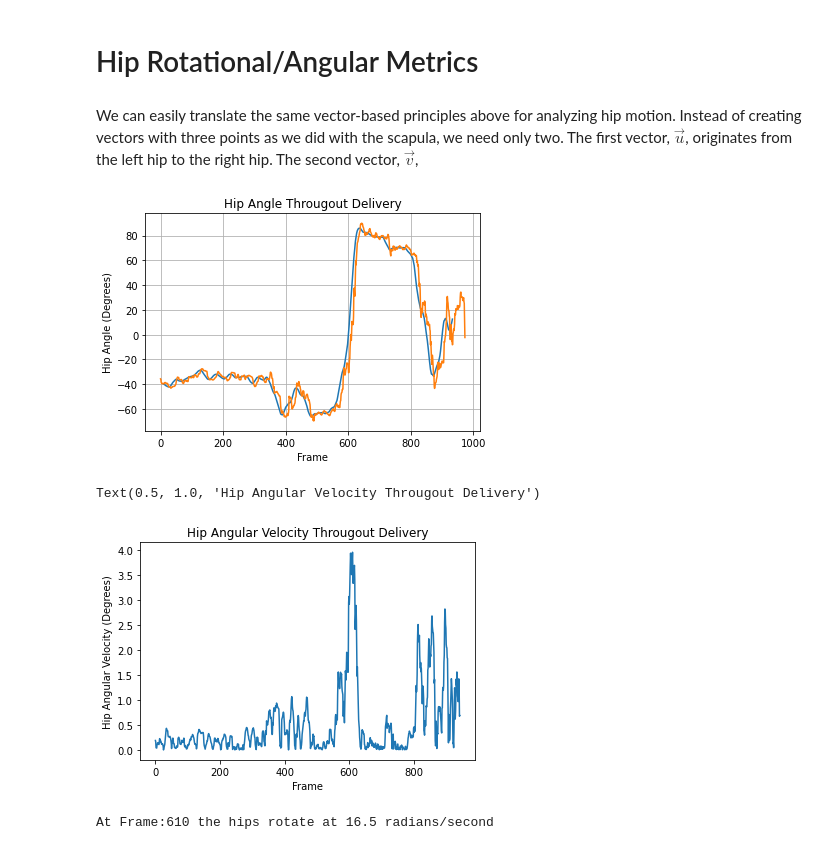
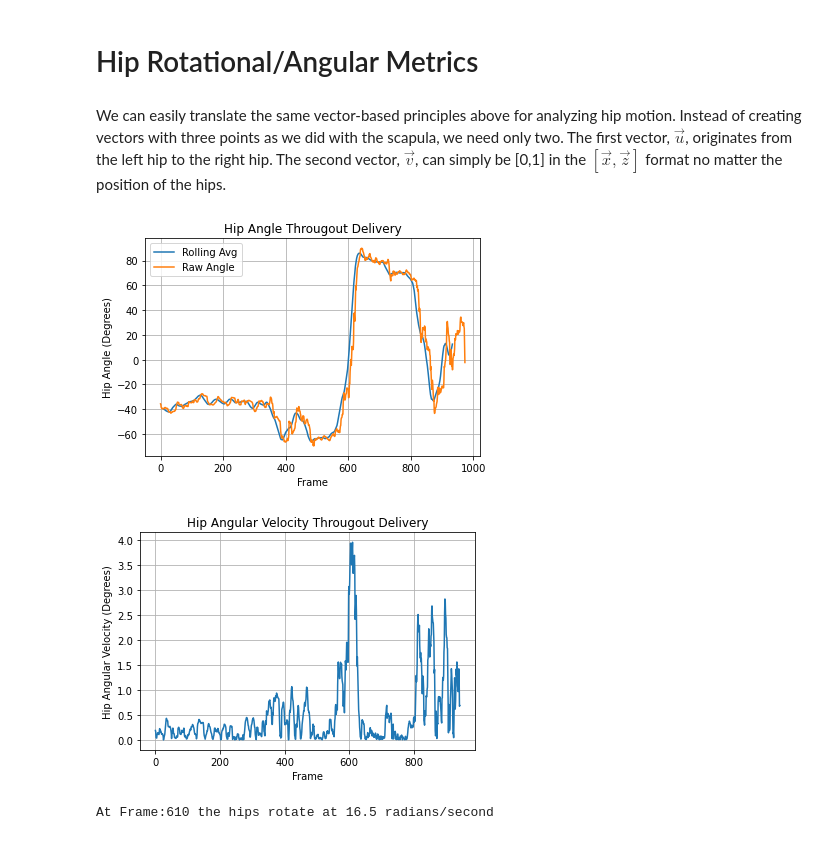
Before and after one commit to TimBrownDataSci/BioMechanics, a Jupyter notebook: PoseDetection.ipynb, the cells around one changed output. Saved outputs shown, nothing was run; the diff lists cells and outputs as text; code cells hidden in the pictures.

```diff
--- a/PoseDetection.ipynb
+++ b/PoseDetection.ipynb
@@ -247,8 +247,8 @@ Text(0, 0.5, 'Y')
 [figure]
 # %% [markdown]
 # Hip Rotational/Angular Metrics
-# %% [markdown]
-We can easily translate the same vector-based principles above for analyzing hip motion. Instead of creating vectors with three points as we did with the scapula, we need only two. The first vector, $\vec{u}$, originates from the left hip to the right hip. The second vector, $\vec{v}$,
+# %% [markdown]
+We can easily translate the same vector-based principles above for analyzing hip motion. Instead of creating vectors with three points as we did with the scapula, we need only two. The first vector, $\vec{u}$, originates from the left hip to the right hip. The second vector, $\vec{v}$, can simply be [0,1] in the $[\vec{x},\vec{z}]$ format no matter the position of the hips.
 # %%
 hip_angles = []
 for i in range(len(mocap)-1):
@@ -261,32 +261,33 @@ for i in range(len(mocap)-1):
      hip_angles.append(math.degrees(angles(u,v))-90) # Getting the Angle from a single frame
 # %%
 #plt.plot(np.arange(0,len(hip_angles)),np.array(hip_angles)-90)   # Plotting the raw data is very noisy.
-# In the list "rolling", we take the rolling average of twenty neighbor-points in order to quickly estimate less noisy data
+# In the list "hip_rolling", we take the rolling average of twenty neighbor-points in order to quickly estimate less noisy data
 hip_rolling = []
 for i in np.arange(10,(len(hip_angles)-20)):
     hip_rolling.append(sum(hip_angles[i-10:i+10])/20)
 
-plt.plot(np.arange(10,len(hip_rolling)-10),hip_rolling[10:-10])
-plt.plot(np.arange(0,len(hip_angles)),hip_angles)
+plt.plot(np.arange(10,len(hip_rolling)-10),hip_rolling[10:-10], label = 'Rolling Avg')
+plt.plot(np.arange(0,len(hip_angles)),hip_angles, label = 'Raw Angle')
 plt.xlabel("Frame")
 plt.ylabel("Hip Angle (Degrees)")
 plt.title("Hip Angle Througout Delivery")
+plt.legend()
 
 plt.grid()
 # %% [output]
-[figure, old version]
+[figure, new version]
 # %%
 d_hip_rolling = []
 for i in range(len(rolling)-1):
     d_hip_rolling.append(abs(hip_rolling[i+1]-hip_rolling[i]))
 
 plt.plot(np.arange(0,len(d_hip_rolling)),d_hip_rolling)
 plt.xlabel("Frame")
 plt.ylabel("Hip Angular Velocity (Degrees)")
 plt.title("Hip Angular Velocity Througout Delivery")
+plt.grid()
 # %% [output]
-Text(0.5, 1.0, 'Hip Angular Velocity Througout Delivery')
-[figure, old version]
+[figure, new version]
 # %%
 hip_ang_velo = max(d_hip_rolling)*camera_fps * np.pi/180   # = radians/second of hip angular velocity
 # %%
```
Also changed, not shown: parts of 6 cells of this notebook.
